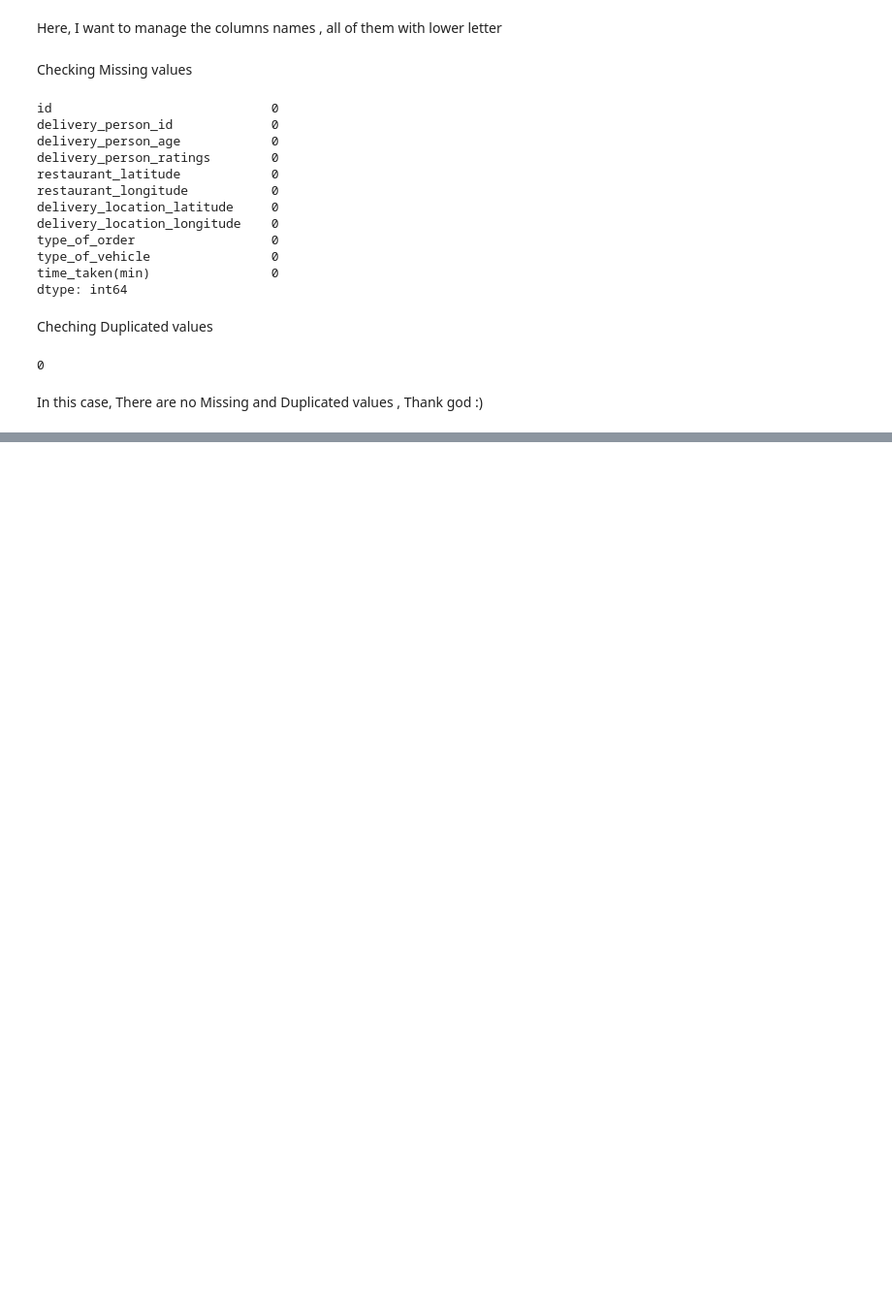
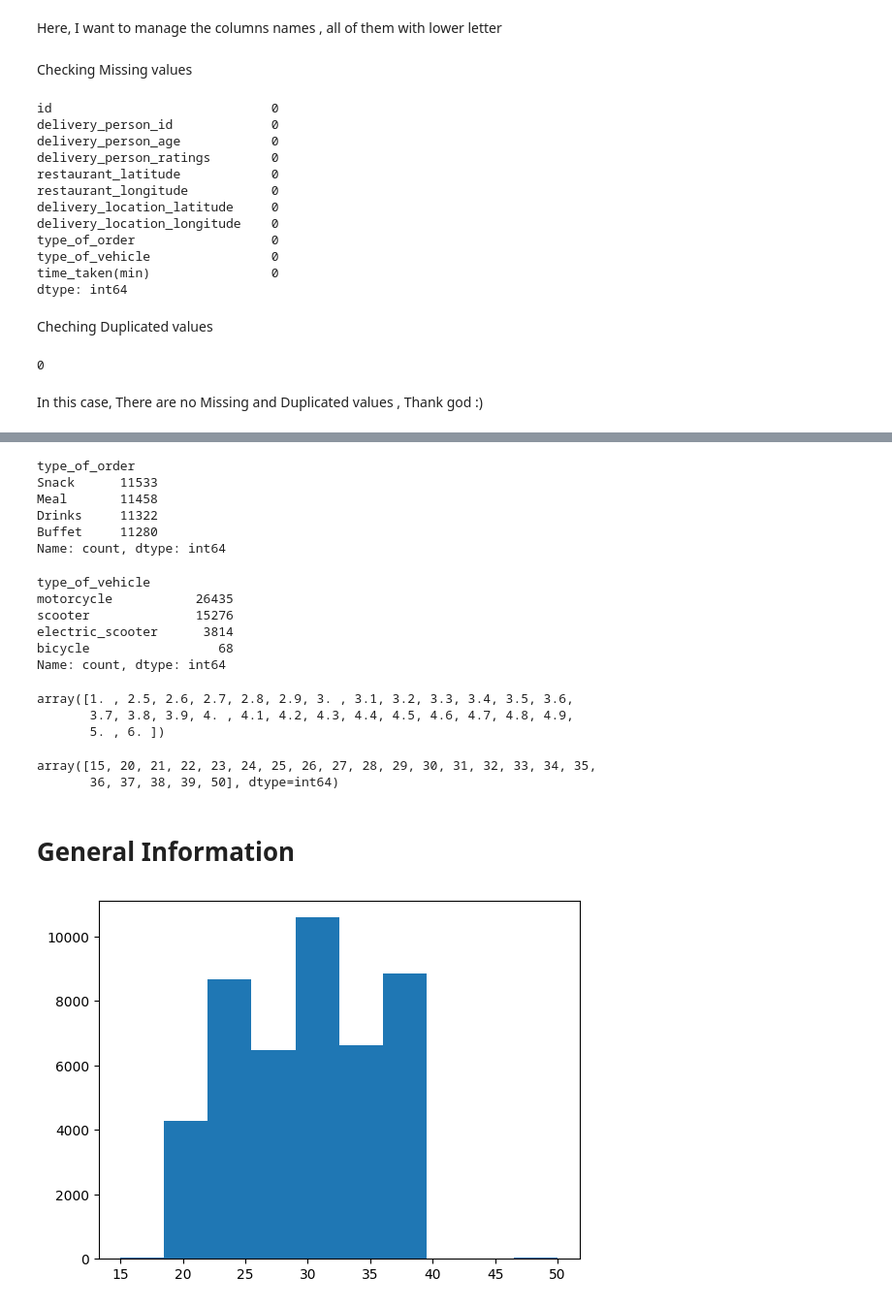
Before and after one commit to MrRezamo/Food_Delivery_Time_Prediction, a Jupyter notebook: Project/Main_Project.ipynb, the cells around one changed output, grey strips where cells are left out. Shown at 97% size. Drawn from its saved outputs; the diff is of its cells as text; code cells hidden in the pictures; blank space fills up the shorter version.

```diff
--- a/Project/Main_Project.ipynb
+++ b/Project/Main_Project.ipynb
@@ -109,0 +134,41 @@ In this case, There are no Missing and Duplicated values , Thank god :)
+# %%
+# Informations About type_of_order column
+data.type_of_order.value_counts()
+# %% [output]
+type_of_order
+Snack      11533
+Meal       11458
+Drinks     11322
+Buffet     11280
+Name: count, dtype: int64
+# %%
+# Informations About type_of_vehicle column
+data.type_of_vehicle.value_counts()
+# %% [output]
+type_of_vehicle
+motorcycle           26435
+scooter              15276
+electric_scooter      3814
+bicycle                 68
+Name: count, dtype: int64
+# %%
+# Information about Delivery ratings unique
+np.sort(data.delivery_person_ratings.unique())
+# %% [output]
+array([1. , 2.5, 2.6, 2.7, 2.8, 2.9, 3. , 3.1, 3.2, 3.3, 3.4, 3.5, 3.6,
+       3.7, 3.8, 3.9, 4. , 4.1, 4.2, 4.3, 4.4, 4.5, 4.6, 4.7, 4.8, 4.9,
+       5. , 6. ])
+# %%
+np.sort(data.delivery_person_age.unique())
+# %% [output]
+array([15, 20, 21, 22, 23, 24, 25, 26, 27, 28, 29, 30, 31, 32, 33, 34, 35,
+       36, 37, 38, 39, 50], dtype=int64)
+# %% [markdown]
+# General Information
+# %%
+# Ploting age of the delivery portners distribution
+
+plt.hist(data['delivery_person_age'],bins=10)
+plt.show()
+# %% [output]
+[figure, added]
```
Also changed, not shown: parts of 18 cells of this notebook.
